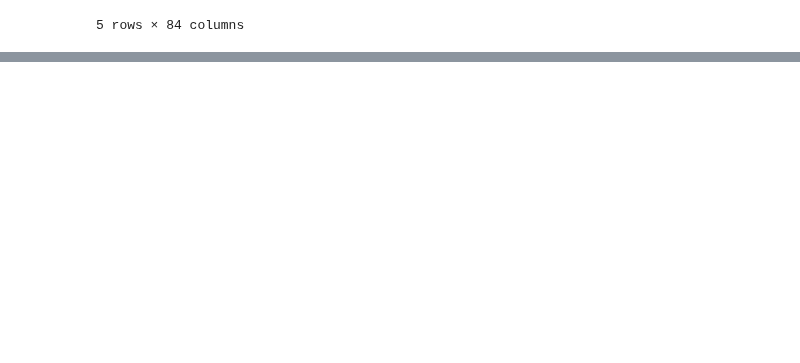
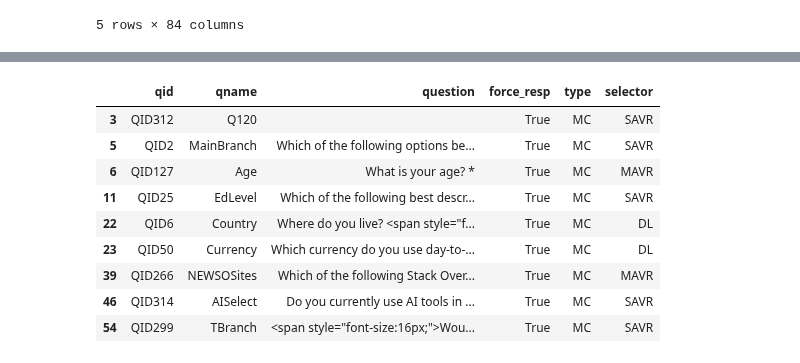
Before and after one commit to jeremysb1/data_analysis_projects, a Jupyter notebook: categorical_data.ipynb, the cells around one changed output, grey strips where cells are left out. Saved outputs shown, nothing was run; the diff lists cells and outputs as text; code cells hidden in the pictures; blank space fills up the shorter version.

```diff
--- a/categorical_data.ipynb
+++ b/categorical_data.ipynb
@@ -42,0 +97,13 @@ survey.head()
+# %%
+data_dict[data_dict["force_resp"] == True]
+# %% [output]
+|  | qid | qname | question | force_resp | type | selector |
+| 3 | QID312 | Q120 |  | True | MC | SAVR |
+| 5 | QID2 | MainBranch | Which of the following options be... | True | MC | SAVR |
+| 6 | QID127 | Age | What is your age? * | True | MC | MAVR |
+| 11 | QID25 | EdLevel | Which of the following best descr... | True | MC | SAVR |
+| 22 | QID6 | Country | Where do you live? <span style="f... | True | MC | DL |
+| 23 | QID50 | Currency | Which currency do you use day-to-... | True | MC | DL |
+| 39 | QID266 | NEWSOSites | Which of the following Stack Over... | True | MC | MAVR |
+| 46 | QID314 | AISelect | Do you currently use AI tools in ... | True | MC | SAVR |
+| 54 | QID299 | TBranch | <span style="font-size:16px;">Wou... | True | MC | SAVR |
```
Also changed, not shown: parts of 7 cells of this notebook.
